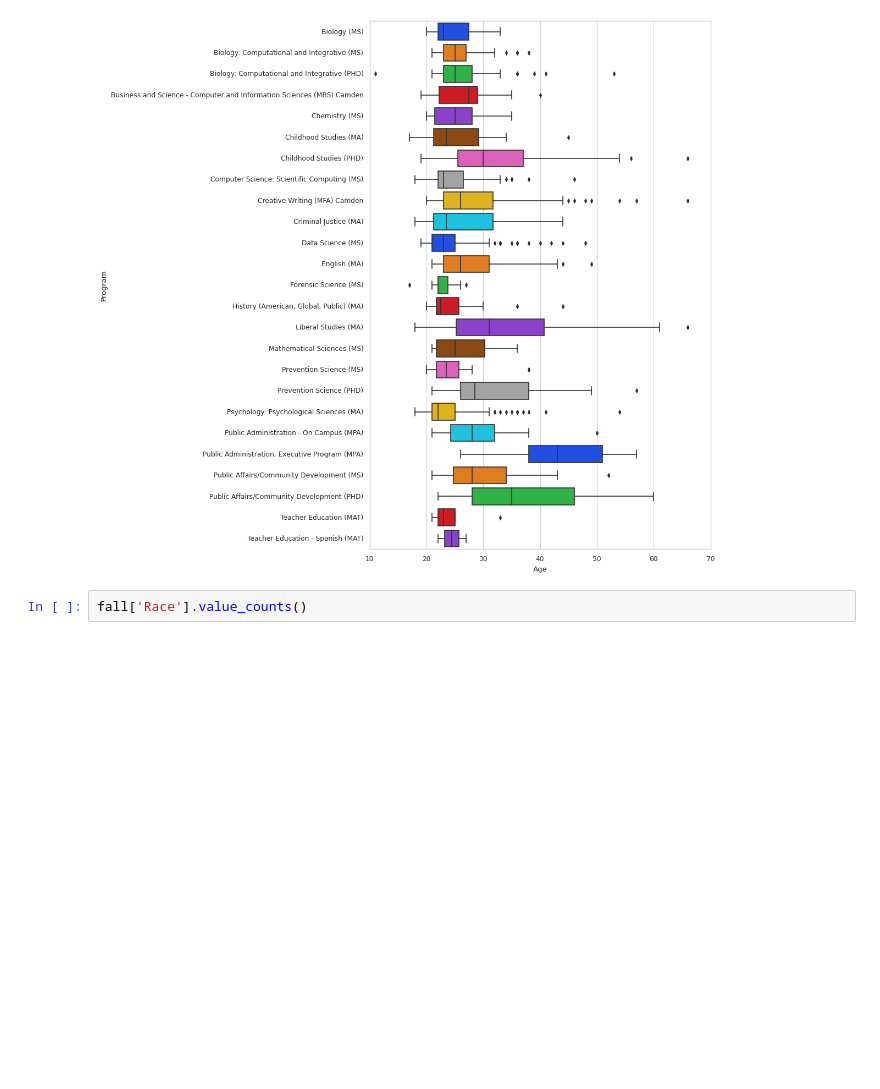
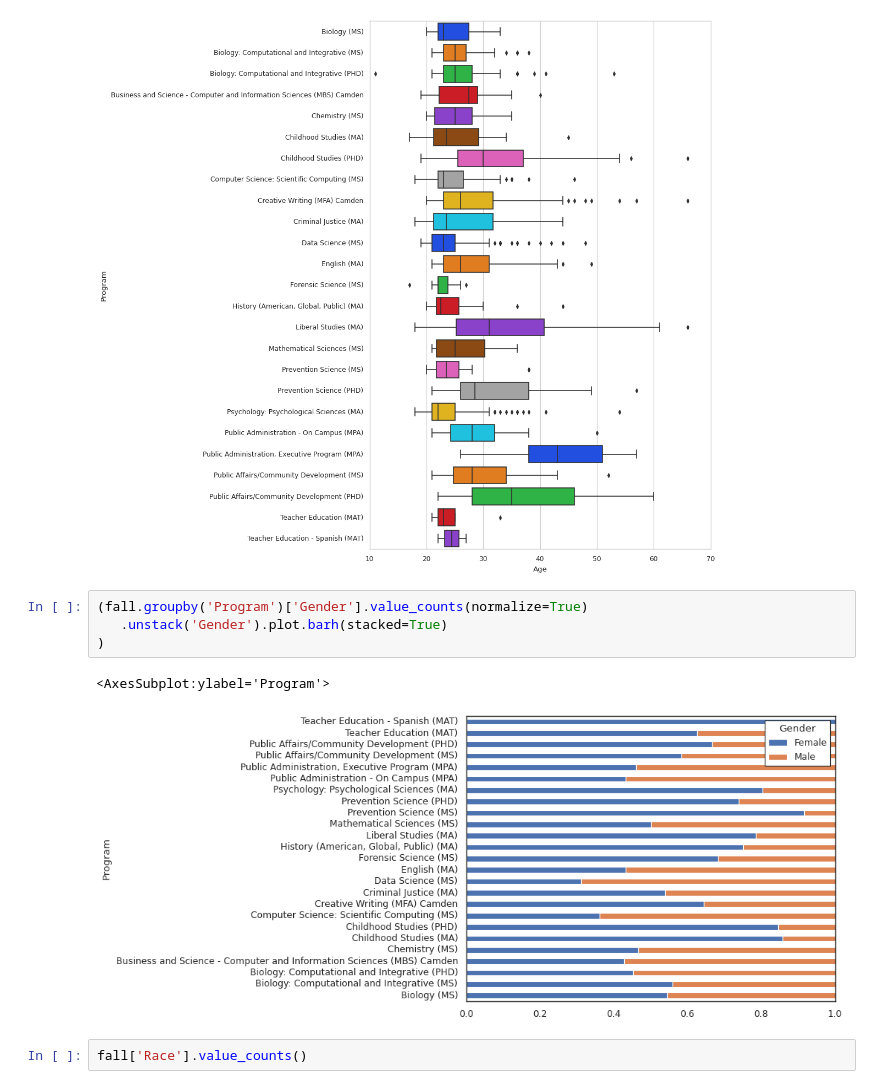
Before and after one commit to theaok/vis-sp23-ewattudo, a Jupyter notebook: PS4.ipynb, the cells around one changed output. Saved outputs shown, nothing was run; the diff lists cells and outputs as text; blank space fills up the shorter version.

Commit message:
Added new vis for gender. Need to beautify.

```diff
--- a/PS4.ipynb
+++ b/PS4.ipynb
@@ -260,6 +260,13 @@ my_order = fall.groupby(by=["Program"])["Age"].median('Age').iloc[::1].index
 sns.boxplot(x='Age', y='Program', palette="bright", data=fall, order=my_order);
 # %% [output]
 [figure]
+# %%
+(fall.groupby('Program')['Gender'].value_counts(normalize=True)
+   .unstack('Gender').plot.barh(stacked=True)
+)
+# %% [output]
+<AxesSubplot:ylabel='Program'>
+[figure, added]
 # %%
 fall['Race'].value_counts()
 # %% [output]
```
